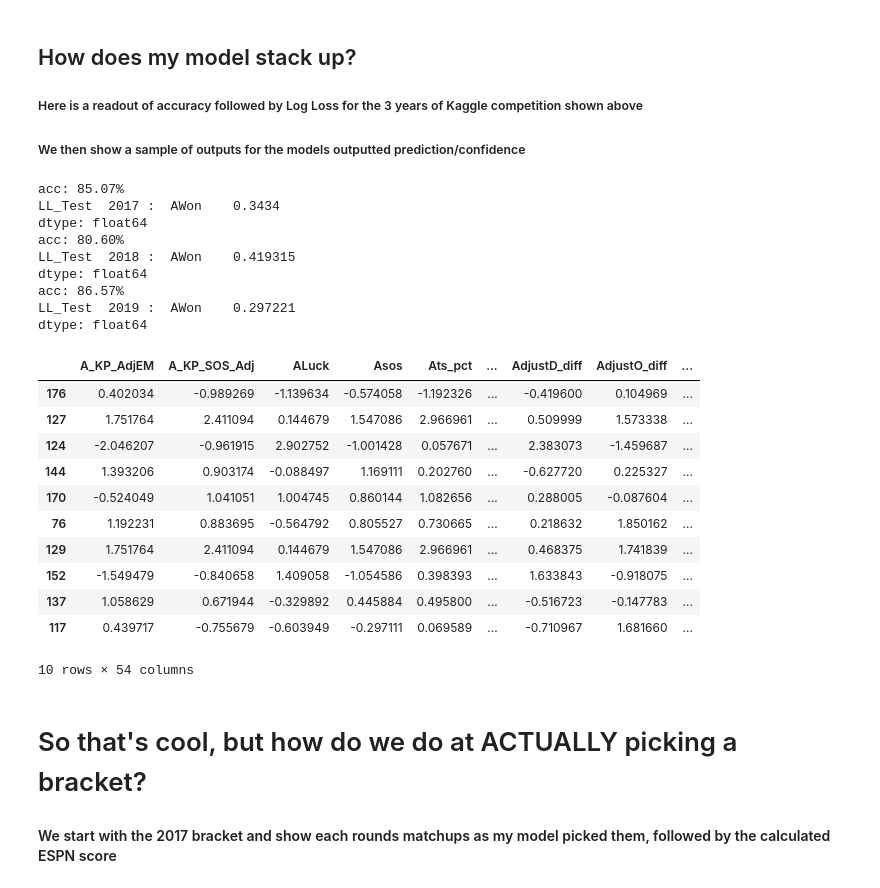
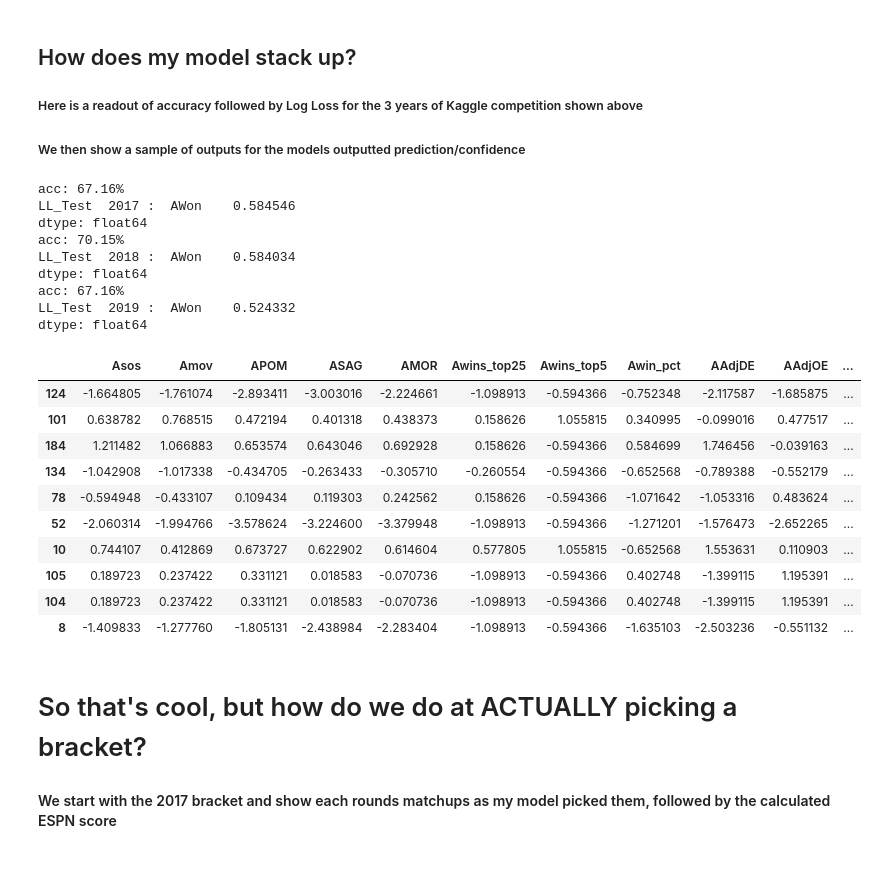
Before and after one commit to wohnjoods/MarchMadnessPredictor, a Jupyter notebook: Demo.ipynb, the cells around one changed output. Saved outputs shown, nothing was run; the diff lists cells and outputs as text; code cells hidden in the pictures.

```diff
--- a/Demo.ipynb
+++ b/Demo.ipynb
@@ -53,31 +53,33 @@ from pdpbox import pdp
 pastModels=[[2017,1,.43857],[2017,2,.44981],[2017,3,.45373],[2017,4,.46100],[2017,5,.46107],[2018,1,.53194],[2018,2,.53693],[2018,3,.54013],[2018,4,.54967],[2018,5,.54987],[2019,1,.41477],[2019,2,.42012],[2019,3,.42698],[2019,4,.42788],[2019,5,.43148]]
 cols=['Year','Rank','LogLoss']
 pastScores=pd.DataFrame(pastModels, columns=cols)
-pastMadness=[[2017,65.7,82,86,79],[2018,57,81,124,98.2],[2019,74,124,153,99.9]]
+pastMadness=[[2017,65.7,82,78,68],[2018,57,81,108,95],[2019,74,124,131,99]]
 cols=['Year','avg_score','higherSeed_score','myScore','percentile_myScore']
 pastMadness=pd.DataFrame(pastMadness, columns=cols)
+inputs=39
 # %% [markdown]
 ## Importing the data here and slicing it in different ways for training and testing model
 ##### We will only be showing testing model performance
 # %%
-tourney_data=pd.read_csv("tourney_game_master_test_actual.csv")
-tourney_data.dropna(subset=['KP_AdjEM_diff'], how='all',inplace=True)
-train_data=tourney_data[tourney_data['Season']<2017].reset_index(drop=True)
+tourney_data=pd.read_csv("../Data/TourneyData/tourney_game_master_scaled_all.csv")
+removeList=['Ats_pct','Aie','Afour','Aelo','Bts_pct','Bie','Bfour','Belo','ts_pct_diff','ie_diff','four_diff','elo_diff']
+if any(elem in tourney_data.columns  for elem in removeList):
+    tourney_data=tourney_data.drop(removeList,axis=1)
+tourney_data.dropna(subset=['AdjEM_diff'], how='all',inplace=True)
+train_data=tourney_data[(tourney_data['Season']<2017)&(tourney_data['Season']>2006)].reset_index(drop=True)
 test_data=tourney_data[tourney_data['Season']>2016].reset_index(drop=True)
 
-
+train_output_data=pd.DataFrame()
+test_output_data=pd.DataFrame()
 col_names = ['Season','tourn_round','point_diff','ATeamID','ATeam','ASeed','Aregion','BTeamID','BTeam','BSeed','Bregion']
-train_other_data=train_data.iloc[:,51:62]
+train_other_data=train_data.iloc[:,inputs:inputs+11]
 train_output_data['AWon']=train_data.AWon
 train_output_data['Season']=train_data.Season
-test_other_data=test_data.iloc[:,51:62]
+test_other_data=test_data.iloc[:,inputs:inputs+11]
 test_output_data['AWon']=test_data.AWon
 test_output_data['Season']=test_data.Season
-scaler = StandardScaler()
-
-scaler.fit(train_data.iloc[:,:51])
-train_input_data = pd.DataFrame(scaler.transform(train_data.iloc[:,:51]), index=train_data.iloc[:,:51].index, columns=train_data.iloc[:,:51].columns)
-test_input_data = pd.DataFrame(scaler.transform(test_data.iloc[:,:51]), index=test_data.iloc[:,:51].index, columns=test_data.iloc[:,:51].columns)
+train_data=train_data.iloc[:,:inputs]
+test_data=test_data.iloc[:,:inputs]
 
 
 test_full_data=test_input_data
@@ -113,14 +115,14 @@ test_output_data.head(5)
 ##### This loads a file that has the saved framework and tuned model, it then loads the weights which will be used for predicting games
 # %%
 #Load Model and weights
-json_file = open('model_valid_demo.json', 'r')
+json_file = open('../winModeling/tournament_win_model_prod.json', 'r')
 loaded_model_json = json_file.read()
 json_file.close()
 model = model_from_json(loaded_model_json)
 # load weights into new model
 optimizer = keras.optimizers.Adagrad(lr=.01,epsilon=0,decay=0)
 model.compile(optimizer= optimizer ,loss='binary_crossentropy',metrics=['acc'])
-model.load_weights('model_valid_demo.h5')
+model.load_weights('../winModeling/tournament_win_weights_prod.h5')
 
 print("Loaded model weights from disk")
 # %% [output]
@@ -174,55 +175,54 @@ pastScores
 #LogLoss FN for accuracy weighted by confidence
 
 
 #Accuracy on Test set
 years=[2017,2018,2019]
 for year in years:
     test_input_temp=test_input_data[test_input_data['Season']==year].reset_index(drop=True)
     test_output_temp=test_output_data[test_output_data['Season']==year].reset_index(drop=True)
     test_output_temp=test_output_temp[['AWon']]
 
-    scores = model.evaluate(test_input_temp.iloc[:,0:51], test_output_temp, verbose=0)
+    scores = model.evaluate(test_input_temp.iloc[:,0:inputs], test_output_temp, verbose=0)
     print("%s: %.2f%%" % (model.metrics_names[1], scores[1]*100))
 
     #Test LogLoss on holdout test set
-    y_pred_keras = model.predict(test_input_temp.iloc[:,0:51]).ravel()
+    y_pred_keras = model.predict(test_input_temp.iloc[:,0:inputs]).ravel()
     y_pred_round=np.round(y_pred_keras,0)
     temp = np.array(y_pred_keras)[np.newaxis]
     np.set_printoptions(suppress=True)
     y_pred_tran=temp.T
     print("LL_Test ",year,": ",LogLoss(y_pred_tran, test_output_temp))
 
 
-y_pred_keras = model.predict(test_input_data.iloc[:,0:51]).ravel()
+y_pred_keras = model.predict(test_input_data.iloc[:,0:inputs]).ravel()
 y_pred_round=np.round(y_pred_keras,0)
-testPerf=test_input_data.iloc[:,0:51]
+testPerf=test_input_data.iloc[:,0:inputs]
 testPerf['y_pred_confidence']=y_pred_keras
 
 testPerf['y_pred_test']=y_pred_round
 testPerf['y_act']=test_output_data.AWon
 testPerf.sample(10)
 # %% [output]
-acc: 85.07%
-LL_Test  2017 :  AWon    0.3434
+acc: 67.16%
+LL_Test  2017 :  AWon    0.584546
 dtype: float64
-acc: 80.60%
-LL_Test  2018 :  AWon    0.419315
+acc: 70.15%
+LL_Test  2018 :  AWon    0.584034
 dtype: float64
-acc: 86.57%
-LL_Test  2019 :  AWon    0.297221
+acc: 67.16%
+LL_Test  2019 :  AWon    0.524332
 dtype: float64
-|  | A_KP_AdjEM | A_KP_SOS_Adj | ALuck | Asos | Ats_pct | ... | AdjustD_diff | AdjustO_diff | ... |
-| 176 | 0.402034 | -0.989269 | -1.139634 | -0.574058 | -1.192326 | ... | -0.419600 | 0.104969 | ... |
-| 127 | 1.751764 | 2.411094 | 0.144679 | 1.547086 | 2.966961 | ... | 0.509999 | 1.573338 | ... |
-| 124 | -2.046207 | -0.961915 | 2.902752 | -1.001428 | 0.057671 | ... | 2.383073 | -1.459687 | ... |
-| 144 | 1.393206 | 0.903174 | -0.088497 | 1.169111 | 0.202760 | ... | -0.627720 | 0.225327 | ... |
-| 170 | -0.524049 | 1.041051 | 1.004745 | 0.860144 | 1.082656 | ... | 0.288005 | -0.087604 | ... |
-| 76 | 1.192231 | 0.883695 | -0.564792 | 0.805527 | 0.730665 | ... | 0.218632 | 1.850162 | ... |
-| 129 | 1.751764 | 2.411094 | 0.144679 | 1.547086 | 2.966961 | ... | 0.468375 | 1.741839 | ... |
-| 152 | -1.549479 | -0.840658 | 1.409058 | -1.054586 | 0.398393 | ... | 1.633843 | -0.918075 | ... |
-| 137 | 1.058629 | 0.671944 | -0.329892 | 0.445884 | 0.495800 | ... | -0.516723 | -0.147783 | ... |
-| 117 | 0.439717 | -0.755679 | -0.603949 | -0.297111 | 0.069589 | ... | -0.710967 | 1.681660 | ... |
+|  | Asos | Amov | APOM | ASAG | AMOR | Awins_top25 | Awins_top5 | Awin_pct | AAdjDE | AAdjOE | ... |
+| 124 | -1.664805 | -1.761074 | -2.893411 | -3.003016 | -2.224661 | -1.098913 | -0.594366 | -0.752348 | -2.117587 | -1.685875 | ... |
+| 101 | 0.638782 | 0.768515 | 0.472194 | 0.401318 | 0.438373 | 0.158626 | 1.055815 | 0.340995 | -0.099016 | 0.477517 | ... |
+| 184 | 1.211482 | 1.066883 | 0.653574 | 0.643046 | 0.692928 | 0.158626 | -0.594366 | 0.584699 | 1.746456 | -0.039163 | ... |
+| 134 | -1.042908 | -1.017338 | -0.434705 | -0.263433 | -0.305710 | -0.260554 | -0.594366 | -0.652568 | -0.789388 | -0.552179 | ... |
+| 78 | -0.594948 | -0.433107 | 0.109434 | 0.119303 | 0.242562 | 0.158626 | -0.594366 | -1.071642 | -1.053316 | 0.483624 | ... |
+| 52 | -2.060314 | -1.994766 | -3.578624 | -3.224600 | -3.379948 | -1.098913 | -0.594366 | -1.271201 | -1.576473 | -2.652265 | ... |
+| 10 | 0.744107 | 0.412869 | 0.673727 | 0.622902 | 0.614604 | 0.577805 | 1.055815 | -0.652568 | 1.553631 | 0.110903 | ... |
+| 105 | 0.189723 | 0.237422 | 0.331121 | 0.018583 | -0.070736 | -1.098913 | -0.594366 | 0.402748 | -1.399115 | 1.195391 | ... |
+| 104 | 0.189723 | 0.237422 | 0.331121 | 0.018583 | -0.070736 | -1.098913 | -0.594366 | 0.402748 | -1.399115 | 1.195391 | ... |
+| 8 | -1.409833 | -1.277760 | -1.805131 | -2.438984 | -2.283404 | -1.098913 | -0.594366 | -1.635103 | -2.503236 | -0.551132 | ... |
-10 rows × 54 columns
 # %% [markdown]
 # So that's cool, but how do we do at ACTUALLY picking a bracket?
 #### We start with the 2017 bracket and show each rounds matchups as my model picked them, followed by the calculated ESPN score
```
Also changed, not shown: parts of 11 cells of this notebook.
